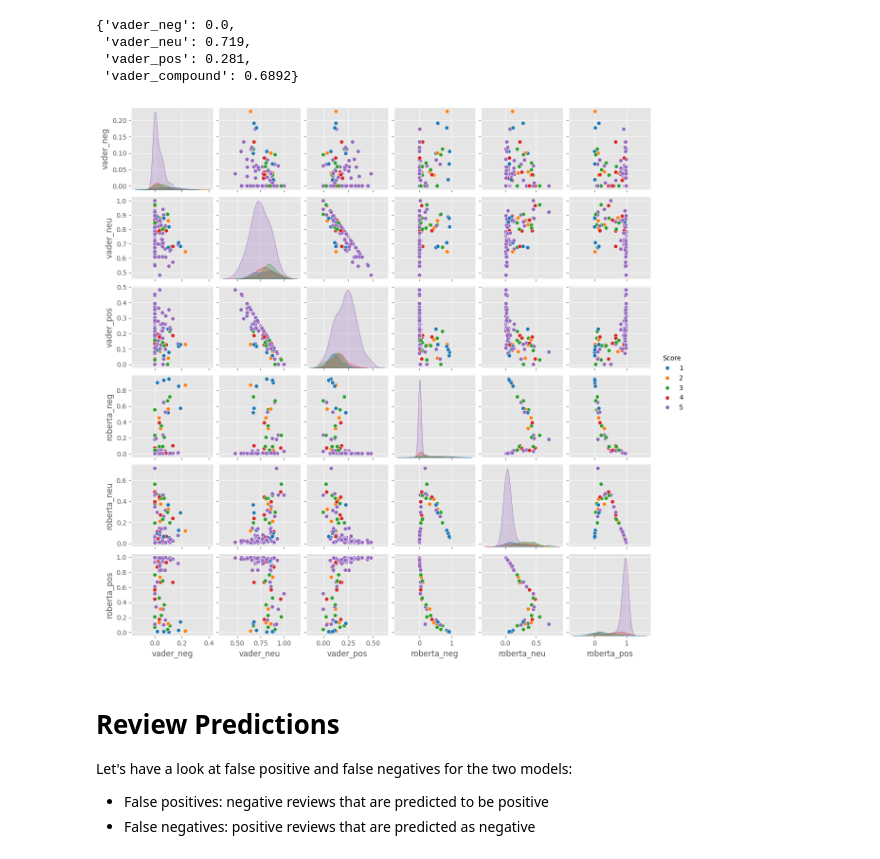
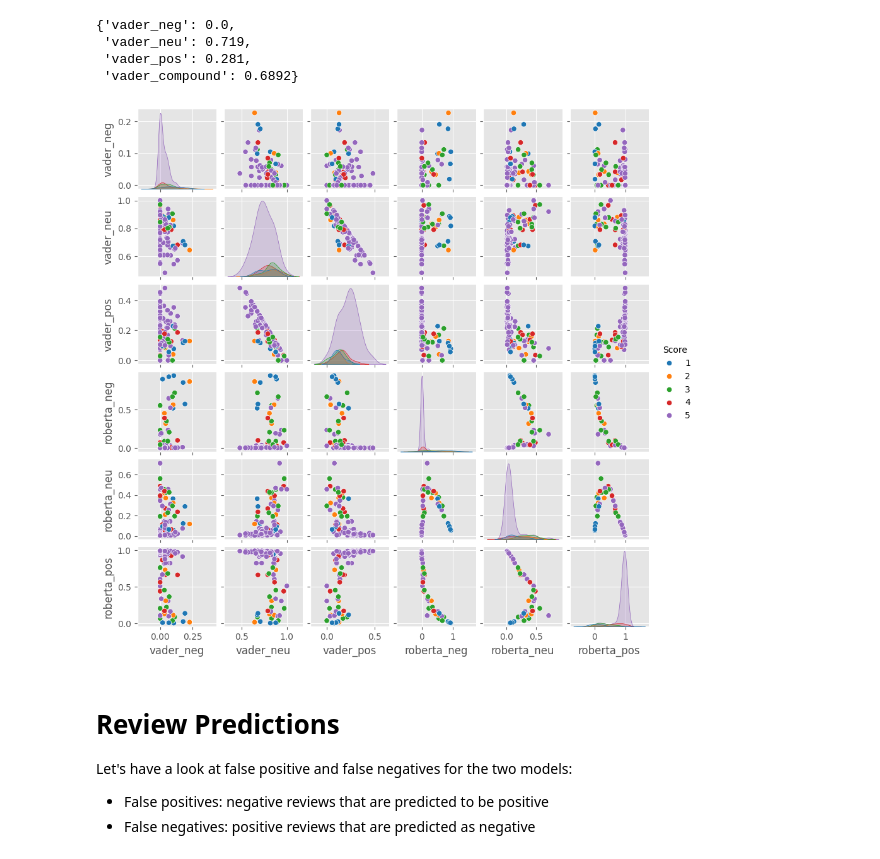
Before and after one commit to marcodigennaro/LLM, a Jupyter notebook: llm/jupyter-notebooks/sentiment_analysis.ipynb, the cells around one changed output. Saved outputs shown, nothing was run; the diff lists cells and outputs as text; code cells hidden in the pictures.

```diff
--- a/llm/jupyter-notebooks/sentiment_analysis.ipynb
+++ b/llm/jupyter-notebooks/sentiment_analysis.ipynb
@@ -231,14 +231,14 @@ results_df = results_df.merge(df, how='left')
 # %%
 sns.pairplot(
     data=results_df,
     vars=['vader_neg', 'vader_neu', 'vader_pos',
           'roberta_neg', 'roberta_neu', 'roberta_pos'],
     hue='Score',
     palette='tab10',
-    height=2
+    height=1.5
     ).savefig(IMAGES_DIR.joinpath('vader_vs_roberta.jpeg'))
 # %% [output]
-[figure, old version]
+[figure, new version]
 # %% [markdown]
 # Review Predictions
 
```
Also changed, not shown: 8 other files.
